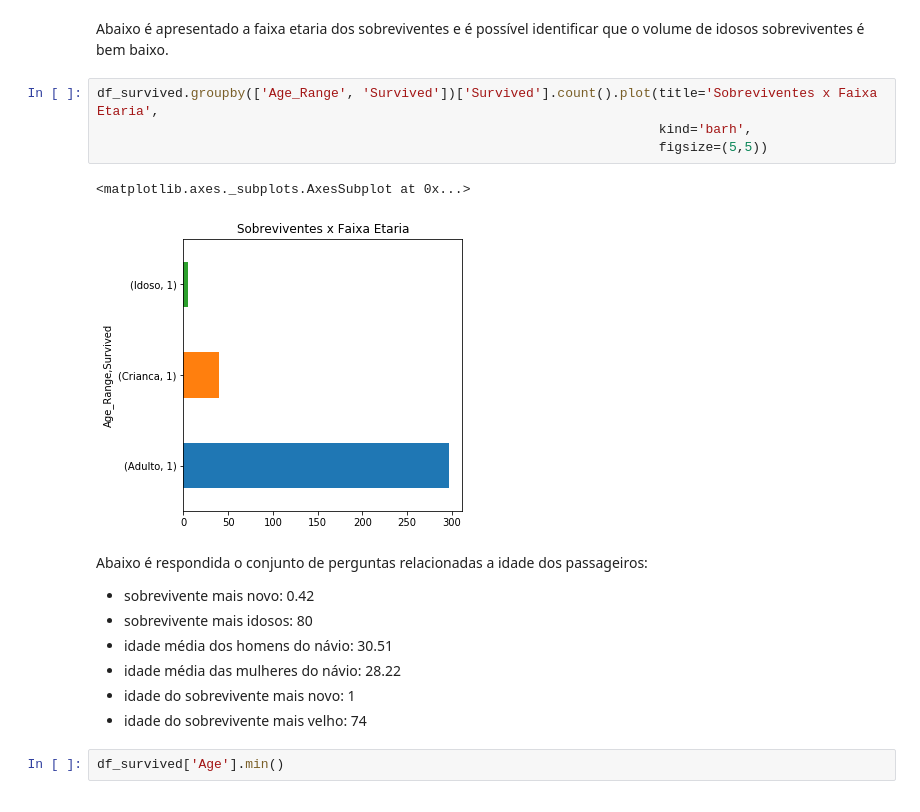
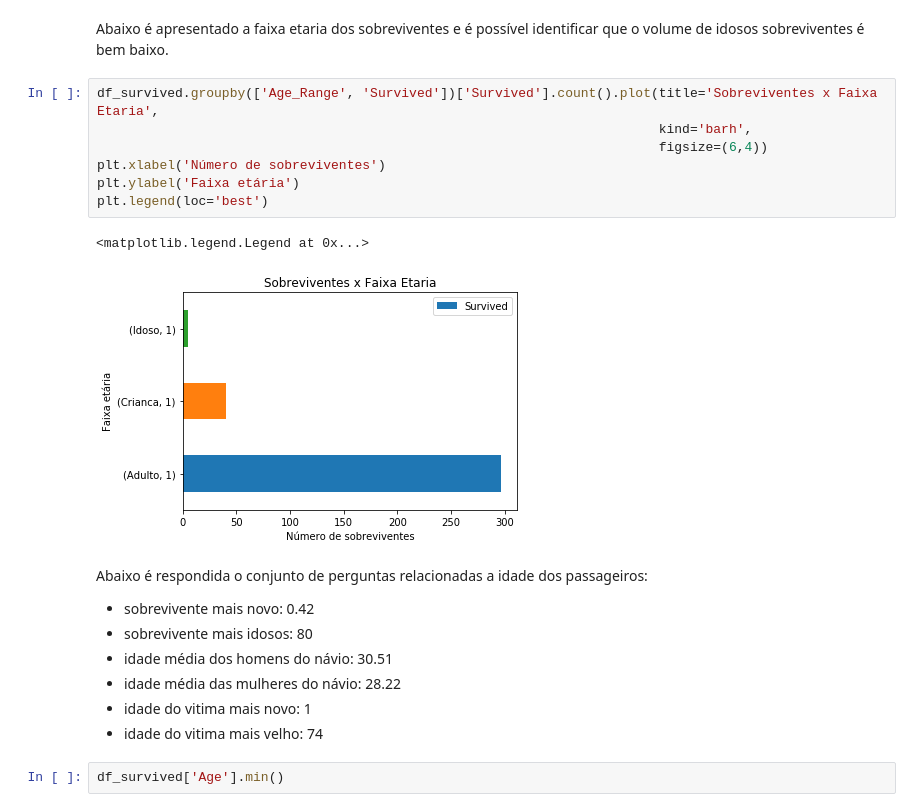
Before and after one commit to ERodrigues/Analise_dados_titanic, a Jupyter notebook: Analise_dados_Titanic.ipynb, the cells around one changed output. Cells and saved outputs as stored; diff of their text form.

Commit message:
Adicao de legenda nos graficos; Correcao do relatorio; Adicao de referencia

```diff
--- a/Analise_dados_Titanic.ipynb
+++ b/Analise_dados_Titanic.ipynb
@@ -213,18 +227,21 @@ Abaixo é apresentado a faixa etaria dos sobreviventes e é possível identifica
 # %%
 df_survived.groupby(['Age_Range', 'Survived'])['Survived'].count().plot(title='Sobreviventes x Faixa Etaria',
                                                                         kind='barh',
-                                                                        figsize=(5,5))
+                                                                        figsize=(6,4))
+plt.xlabel('Número de sobreviventes')
+plt.ylabel('Faixa etária')
+plt.legend(loc='best')
 # %% [output]
-<matplotlib.axes._subplots.AxesSubplot at 0x...>
+<matplotlib.legend.Legend at 0x...>
-[figure, old version]
+[figure, new version]
 # %% [markdown]
 Abaixo é respondida o conjunto de perguntas relacionadas a idade dos passageiros:
 - sobrevivente mais novo: 0.42
 - sobrevivente mais idosos: 80
 - idade média dos homens do návio: 30.51
 - idade média das mulheres do návio: 28.22
-- idade do sobrevivente mais novo: 1
-- idade do sobrevivente mais velho: 74
+- idade do vitima mais novo: 1
+- idade do vitima mais velho: 74
 # %%
 df_survived['Age'].min()
 # %% [output]
```
Also changed, not shown: parts of 14 cells of this notebook, 1 other file.
